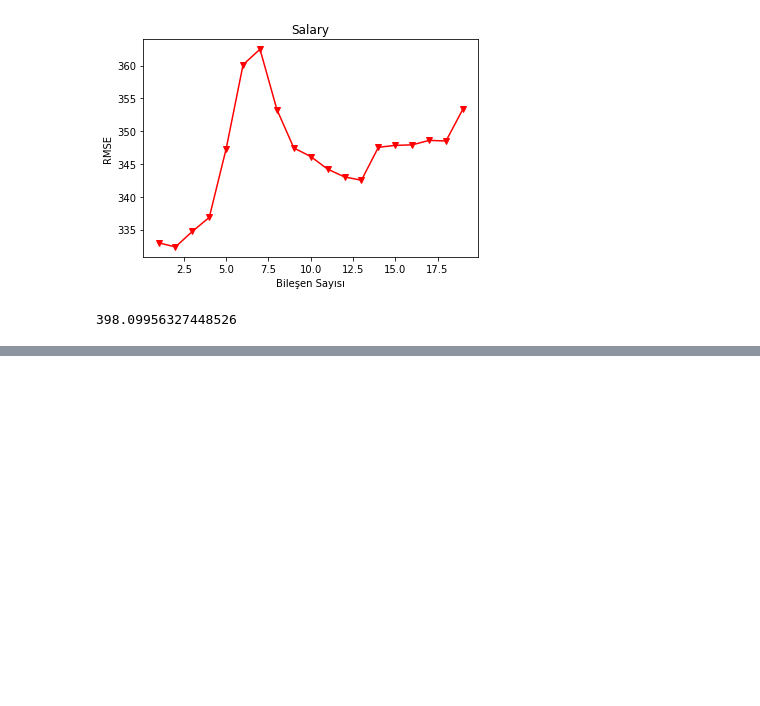
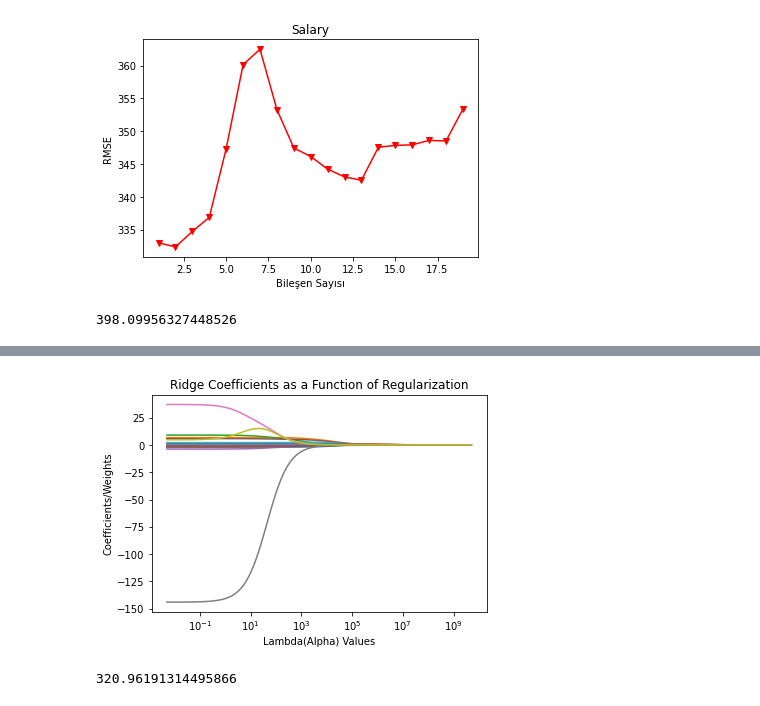
Before and after one commit to korci/pythonstudies, a Jupyter notebook: python studies/dogrusal_reg_kuzenleri/ml_2_dogrusal_reg_kuzenleri/my_notes.ipynb, the cells around one changed output, grey strips where cells are left out. Drawn from its saved outputs; the diff is of its cells as text; code cells hidden in the pictures; blank space fills up the shorter version.

```diff
--- a/python studies/dogrusal_reg_kuzenleri/ml_2_dogrusal_reg_kuzenleri/my_notes.ipynb
+++ b/python studies/dogrusal_reg_kuzenleri/ml_2_dogrusal_reg_kuzenleri/my_notes.ipynb
@@ -912,0 +918,10 @@ rmse
+# %%
+hit=pd.read_csv("Hitters.csv")
+df=hit.copy()
+df=df.dropna()
+y=df["Salary"]
+dms=pd.get_dummies(df[["League","Division","NewLeague"]]).astype("float64")
+X_=df.drop(["Salary","League","Division","NewLeague"],axis=1)
+X=pd.concat([X_,dms[['League_N', 'Division_W', 'NewLeague_N']]],axis=1)
+from sklearn.model_selection import train_test_split
+X_train,X_test,y_train,y_test=train_test_split(X,y,test_size=0.25,random_state=2)
@@ -912,0 +971,22 @@ rmse
+# %%
+lambdas = 10**np.linspace(10,-2,100)*0.5
+
+ridge_model = Ridge()
+coefficients = []
+
+for i in lambdas:
+    ridge_model.set_params(alpha = i)
+    ridge_model.fit(X_train, y_train)
+    coefficients.append(ridge_model.coef_)
+
+
+
+ax = plt.gca()
+ax.plot(lambdas, coefficients)
+ax.set_xscale('log')
+
+plt.xlabel('Lambda(Alpha) Values')
+plt.ylabel('Coefficients/Weights')
+plt.title('Ridge Coefficients as a Function of Regularization');
+# %% [output]
+[figure, added]
@@ -912,0 +997,6 @@ rmse
+# %%
+y_pred=ridge_model.predict(X_test)
+rmse=np.sqrt(mean_squared_error(y_test,y_pred))
+rmse
+# %% [output]
+320.96191314495866
```
Also changed, not shown: parts of 59 cells of this notebook.
